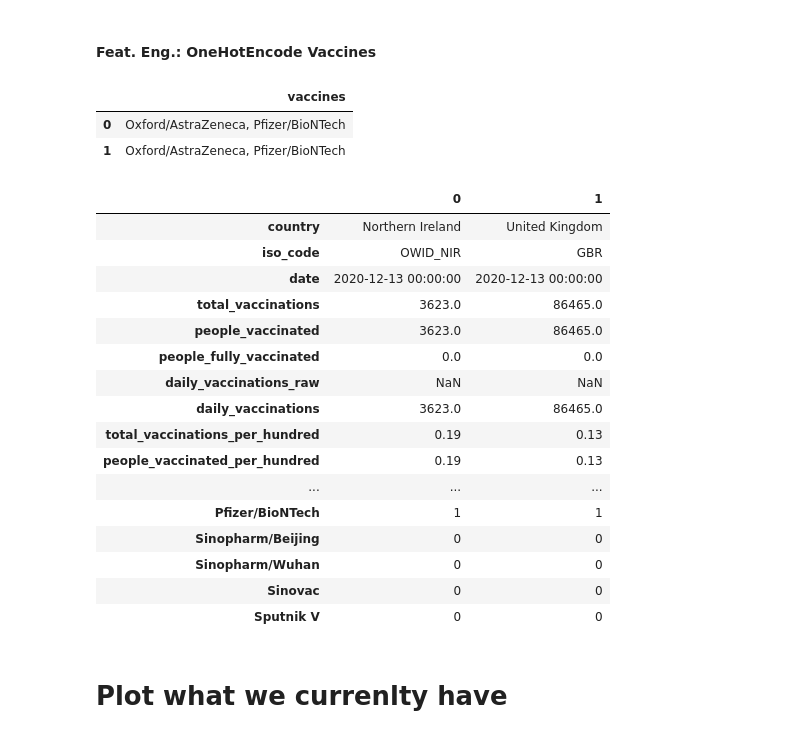
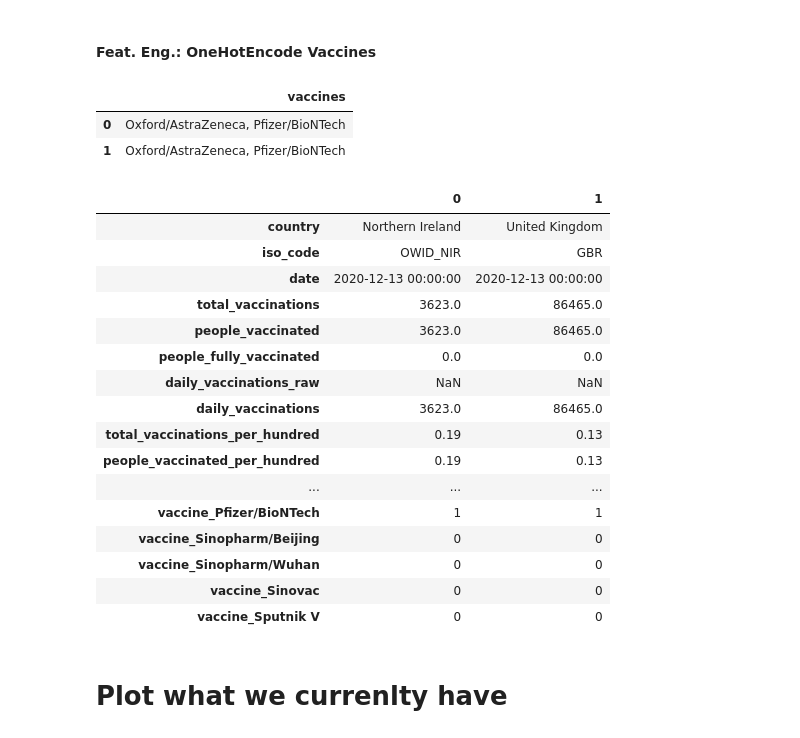
Before and after one commit to drkostas/covid19-vaccinations-predict, a Jupyter notebook: project.ipynb, the cells around one changed output. Cells and saved outputs as stored; diff of their text form; code cells hidden in the pictures.

```diff
--- a/project.ipynb
+++ b/project.ipynb
@@ -542,45 +544,44 @@ display(covid_df_clean_4.head(2).transpose())
 # %%
 # New DF Version
 covid_df_clean_5 = covid_df_clean_4.copy()
-
 # Print the first two vaccine rows
 display(covid_df_clean_4[['vaccines']].head(2))
 
 # OneHotEncode the 'vaccines' columns
-onehotencoded_df = covid_df_clean_4.vaccines.str\
+onehotencoded_df_1 = covid_df_clean_4.vaccines.str\
                                    .split('\s*,\s*', expand=True)\
                                    .stack()\
-                                   .str.get_dummies().sum(level=0)
+                                   .str.get_dummies()\
+                                   .add_prefix('vaccine_').sum(level=0)
+# OneHotEncode the 'country' columns
+# onehotencoded_df_2 = pd.get_dummies(covid_df_clean_4.iso_code, prefix='country')
 
 # Merge it with our dataset
-covid_df_clean_5 = covid_df_clean_5.join(onehotencoded_df)
+covid_df_clean_5 = covid_df_clean_5.join(onehotencoded_df_1)#.join(onehotencoded_df_2)
 
 # Print the first two rows
 display(covid_df_clean_5.head(2).transpose())
-
-# Now we can drop the vaccines column
-covid_df_clean_5 = covid_df_clean_5.drop(columns=['vaccines'])
 # %% [output]
 |  | vaccines |
 | 0 | Oxford/AstraZeneca, Pfizer/BioNTech |
 | 1 | Oxford/AstraZeneca, Pfizer/BioNTech |
 |  | 0 | 1 |
 | country | Northern Ireland | United Kingdom |
 | iso_code | OWID_NIR | GBR |
 | date | 2020-12-13 00:00:00 | 2020-12-13 00:00:00 |
 | total_vaccinations | 3623.0 | 86465.0 |
 | people_vaccinated | 3623.0 | 86465.0 |
 | people_fully_vaccinated | 0.0 | 0.0 |
 | daily_vaccinations_raw | NaN | NaN |
 | daily_vaccinations | 3623.0 | 86465.0 |
 | total_vaccinations_per_hundred | 0.19 | 0.13 |
 | people_vaccinated_per_hundred | 0.19 | 0.13 |
 | ... | ... | ... |
-| Pfizer/BioNTech | 1 | 1 |
-| Sinopharm/Beijing | 0 | 0 |
-| Sinopharm/Wuhan | 0 | 0 |
-| Sinovac | 0 | 0 |
-| Sputnik V | 0 | 0 |
+| vaccine_Pfizer/BioNTech | 1 | 1 |
+| vaccine_Sinopharm/Beijing | 0 | 0 |
+| vaccine_Sinopharm/Wuhan | 0 | 0 |
+| vaccine_Sinovac | 0 | 0 |
+| vaccine_Sputnik V | 0 | 0 |
 # %% [markdown]
 # Plot what we currenlty have
 # %% [markdown]
```
Also changed, not shown: parts of 22 cells of this notebook, 4 other files.
